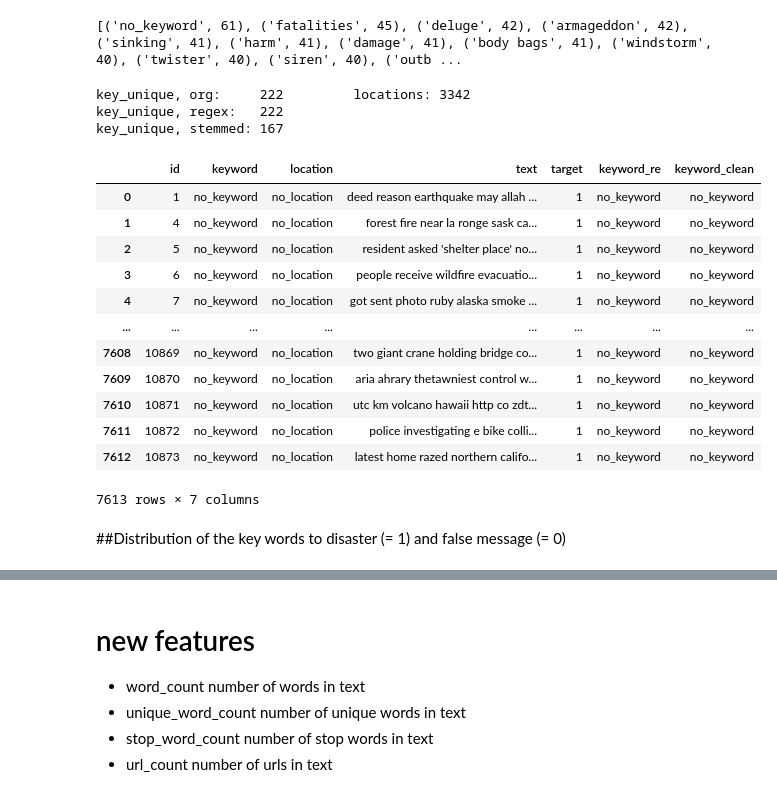
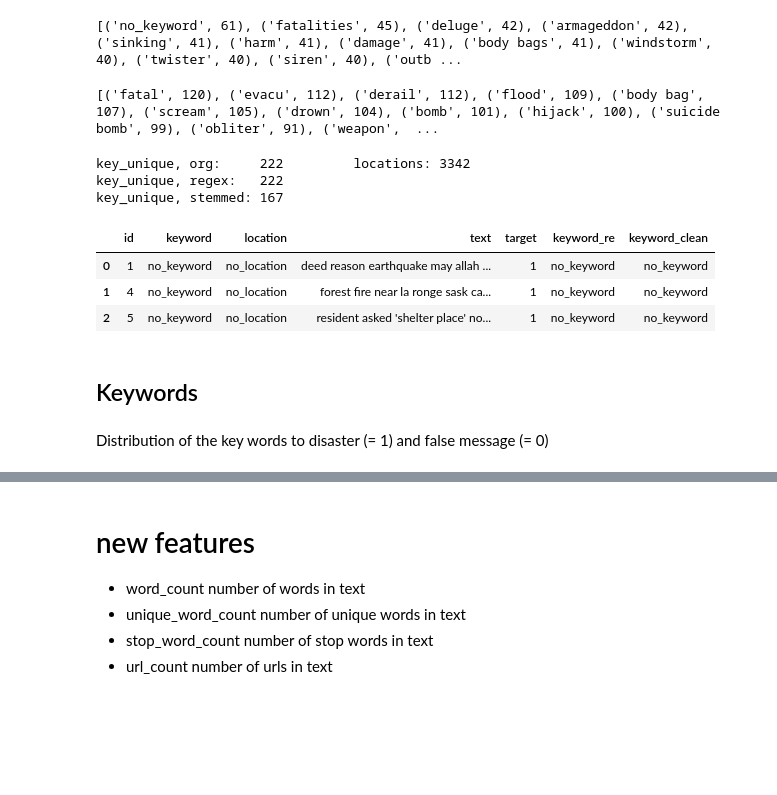
Before and after one commit to TTD-JPO/TDD-project, a Jupyter notebook: Main_TweetDisasterDetection.ipynb, the cells around one changed output, grey strips where cells are left out. Saved outputs shown, nothing was run; the diff lists cells and outputs as text; code cells hidden in the pictures; blank space fills up the shorter version.

```diff
--- a/Main_TweetDisasterDetection.ipynb
+++ b/Main_TweetDisasterDetection.ipynb
@@ -291,6 +327,11 @@ for w in keyword_low:
     newColumn.append(stemmer.stem(w))
 
 dtt_clean['keyword_clean'] = newColumn
+# %%
+key_stem_count = sorted(Counter(list(dtt_clean['keyword_clean'])).items(), key = lambda kv:( kv[1], kv[0]), reverse=True)
+print(key_stem_count[0:20])
+# %% [output]
+[('fatal', 120), ('evacu', 112), ('derail', 112), ('flood', 109), ('body bag', 107), ('scream', 105), ('drown', 104), ('bomb', 101), ('hijack', 100), ('suicide bomb', 99), ('obliter', 91), ('weapon',  ...
 # %%
 print(f"key_unique, org:     {len(keys)}\t locations: {len(locations)}")
 print(f"key_unique, regex:   {len(dtt_clean['keyword_re'].unique())}")
@@ -300,21 +341,14 @@ key_unique, org:     222         locations: 3342
 key_unique, regex:   222
 key_unique, stemmed: 167
 # %%
-dtt_clean
+dtt_clean.head(3)
 # %% [output]
 |  | id | keyword | location | text | target | keyword_re | keyword_clean |
 | 0 | 1 | no_keyword | no_location | deed reason earthquake may allah ... | 1 | no_keyword | no_keyword |
 | 1 | 4 | no_keyword | no_location | forest fire near la ronge sask ca... | 1 | no_keyword | no_keyword |
 | 2 | 5 | no_keyword | no_location | resident asked 'shelter place' no... | 1 | no_keyword | no_keyword |
-| 3 | 6 | no_keyword | no_location | people receive wildfire evacuatio... | 1 | no_keyword | no_keyword |
-| 4 | 7 | no_keyword | no_location | got sent photo ruby alaska smoke ... | 1 | no_keyword | no_keyword |
-| ... | ... | ... | ... | ... | ... | ... | ... |
-| 7608 | 10869 | no_keyword | no_location | two giant crane holding bridge co... | 1 | no_keyword | no_keyword |
-| 7609 | 10870 | no_keyword | no_location | aria ahrary thetawniest control w... | 1 | no_keyword | no_keyword |
-| 7610 | 10871 | no_keyword | no_location | utc km volcano hawaii http co zdt... | 1 | no_keyword | no_keyword |
-| 7611 | 10872 | no_keyword | no_location | police investigating e bike colli... | 1 | no_keyword | no_keyword |
-| 7612 | 10873 | no_keyword | no_location | latest home razed northern califo... | 1 | no_keyword | no_keyword |
-7613 rows × 7 columns
 # %%
 no_target_ = dtt_clean[ dtt_clean.target == 0]
 target_    = dtt_clean[ dtt_clean.target == 1]
+# %% [markdown]
+## Keywords
@@ -321,2 +357,2 @@ target_    = dtt_clean[ dtt_clean.target == 1]
 # %% [markdown]
-##Distribution of the key words to disaster (= 1) and false message (= 0)
+Distribution of the key words to disaster (= 1) and false message (= 0)
```
Also changed, not shown: parts of 42 cells of this notebook.
